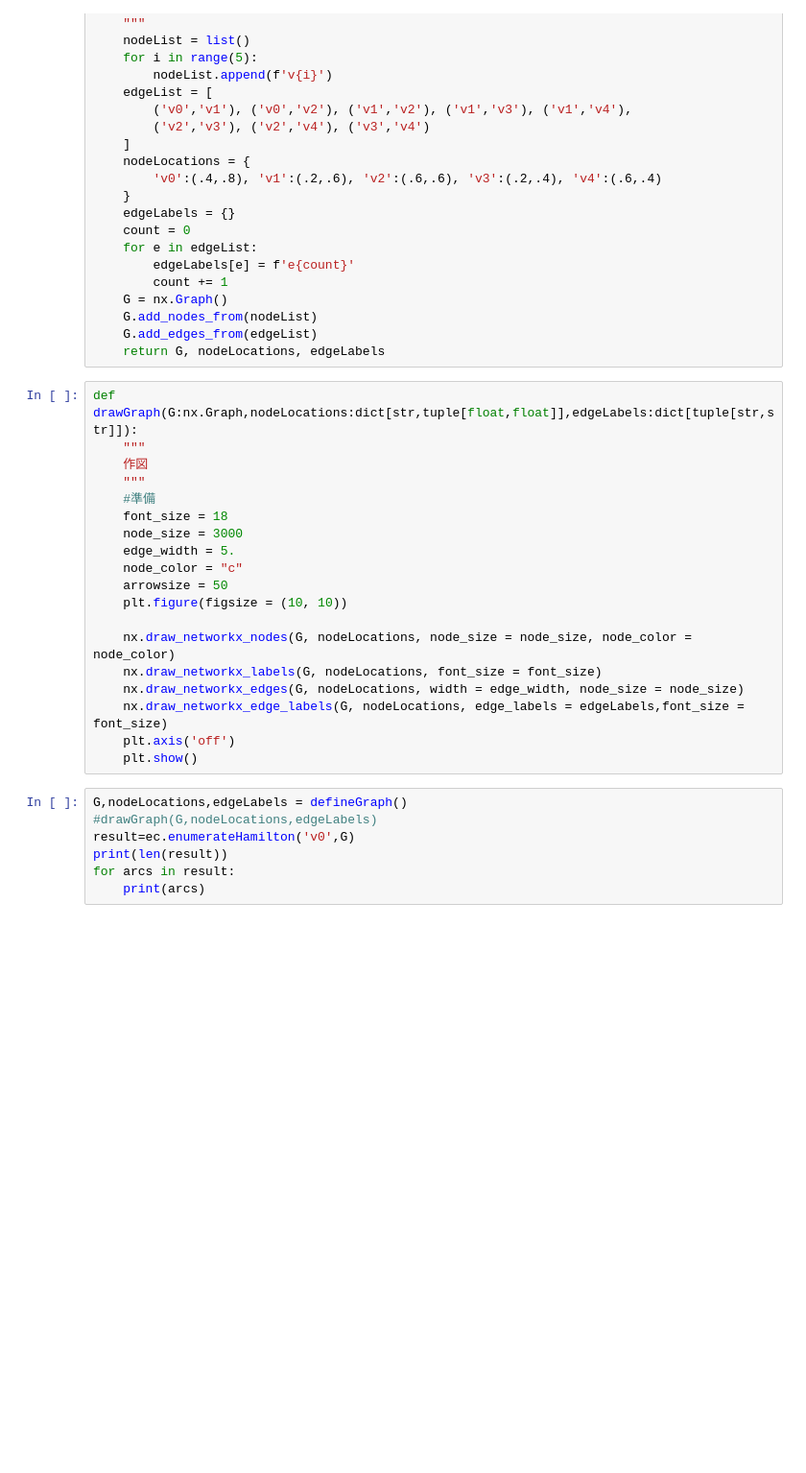
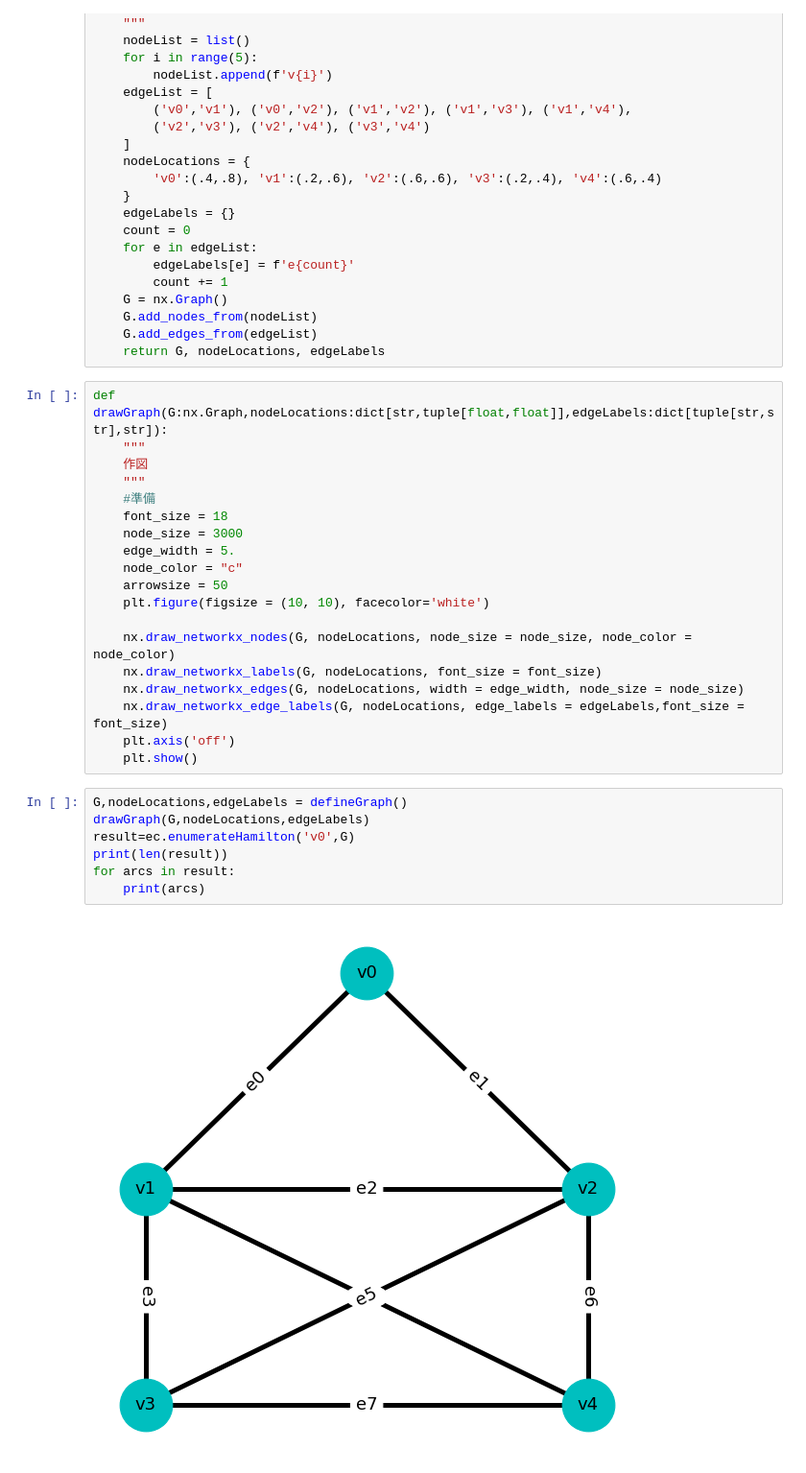
Before and after one commit to discrete-math-saga/Graph, a Jupyter notebook: enumerateCircuits/EnumerateHamiltonSample1.ipynb, the cells around one changed output. Shown: that part at 96% size. Cells and saved outputs as stored; diff of their text form; blank space fills up the shorter version.

```diff
--- a/enumerateCircuits/EnumerateHamiltonSample1.ipynb
+++ b/enumerateCircuits/EnumerateHamiltonSample1.ipynb
@@ -35,7 +35,7 @@ def defineGraph()->tuple[nx.Graph,dict[str,tuple[float,float]],dict[tuple[str,st
     G.add_edges_from(edgeList)
     return G, nodeLocations, edgeLabels
 # %%
-def drawGraph(G:nx.Graph,nodeLocations:dict[str,tuple[float,float]],edgeLabels:dict[tuple[str,str]]):
+def drawGraph(G:nx.Graph,nodeLocations:dict[str,tuple[float,float]],edgeLabels:dict[tuple[str,str],str]):
     """
     作図
     """
@@ -45,7 +45,7 @@ def drawGraph(G:nx.Graph,nodeLocations:dict[str,tuple[float,float]],edgeLabels:d
     edge_width = 5.
     node_color = "c"
     arrowsize = 50
-    plt.figure(figsize = (10, 10))
+    plt.figure(figsize = (10, 10), facecolor='white')
 
     nx.draw_networkx_nodes(G, nodeLocations, node_size = node_size, node_color = node_color)
     nx.draw_networkx_labels(G, nodeLocations, font_size = font_size)
@@ -55,8 +55,10 @@ def drawGraph(G:nx.Graph,nodeLocations:dict[str,tuple[float,float]],edgeLabels:d
     plt.show()
 # %%
 G,nodeLocations,edgeLabels = defineGraph()
-#drawGraph(G,nodeLocations,edgeLabels)
+drawGraph(G,nodeLocations,edgeLabels)
 result=ec.enumerateHamilton('v0',G)
 print(len(result))
 for arcs in result:
     print(arcs)
+# %% [output]
+[figure, added]
```
Also changed, not shown: parts of 1 cell of this notebook, 3 other files.
